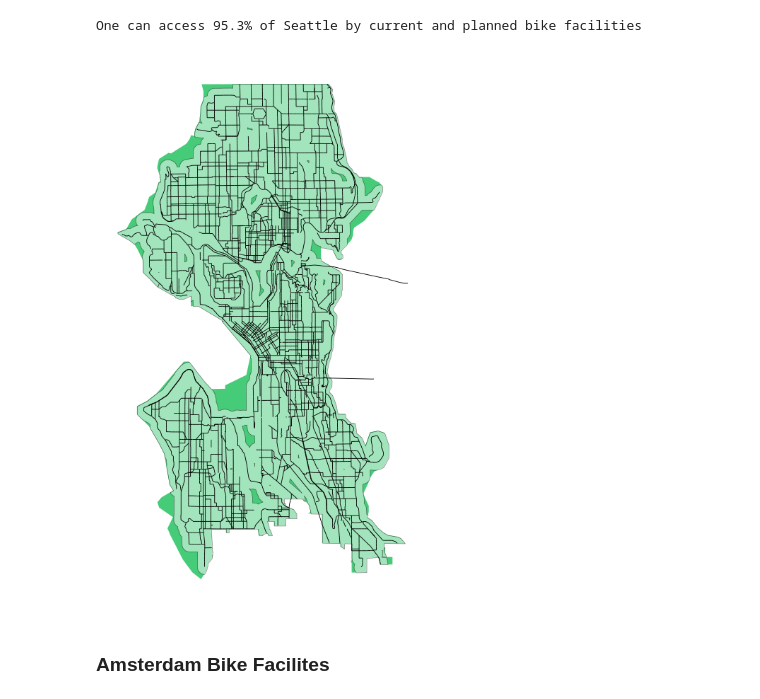
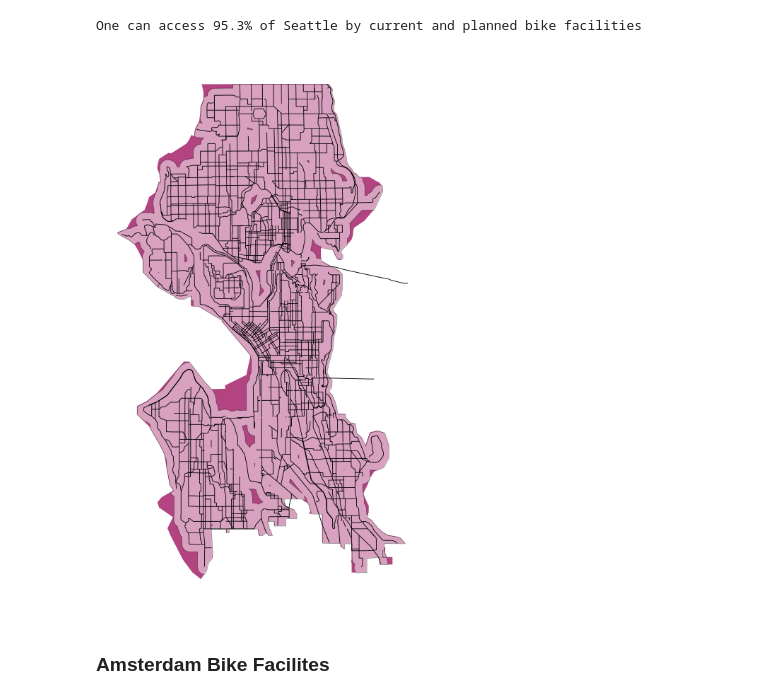
Before and after one commit to kmccravy/Bike-Project, a Jupyter notebook: AreaAnalysis.ipynb, the cells around one changed output. Saved outputs shown, nothing was run; the diff lists cells and outputs as text; code cells hidden in the pictures.

```diff
--- a/AreaAnalysis.ipynb
+++ b/AreaAnalysis.ipynb
@@ -115,15 +88,15 @@ One can access 95.3% of Seattle by current and planned bike facilities
 # %%
 fig, ax = plt.subplots(figsize=(14,10))
 
 ax.set_axis_off()
-seaCity.plot(ax=ax, color='#46CB79')
+seaCity.plot(ax=ax, color='#B14481')
 sClip_P.plot(ax=ax, alpha=0.5, color='white', edgecolor= 'black', linewidth=.5)
 all_sBike.plot(ax=ax, color='black', linewidth=.65)
 plt.savefig('./maps/SeattleBuffer_Planned.jpeg')
 plt.show()
 #need to add title and legend and update colors
 # %% [output]
-[figure, old version]
+[figure, new version]
 # %% [markdown]
 <h3>Amsterdam Bike Facilites</h3>
 # %%
```
Also changed, not shown: parts of 9 cells of this notebook, 26 other files.
